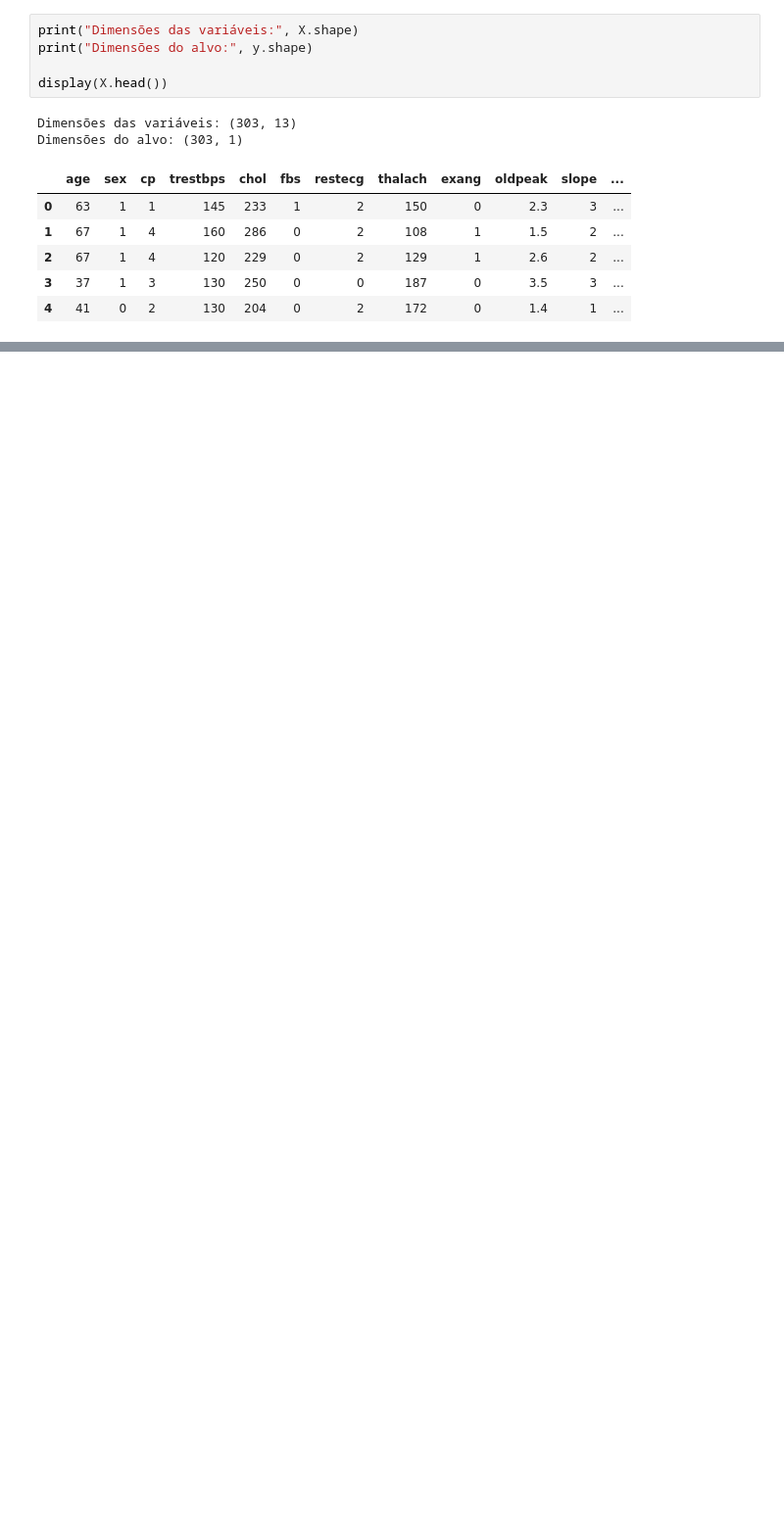
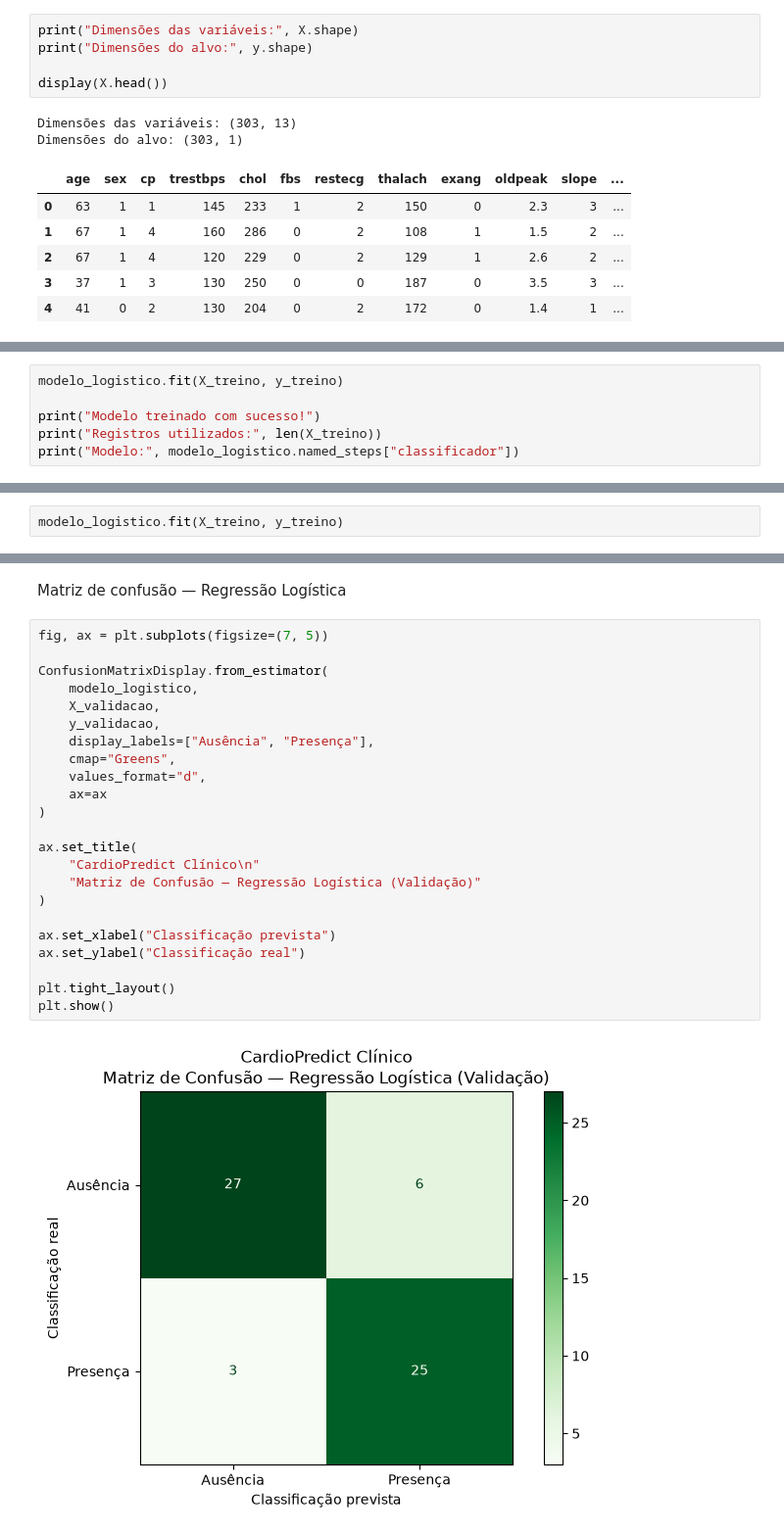
Before and after one commit to MarcioPaiano/CardioPredict-AI, a Jupyter notebook: notebooks/01_analise_exploratoria.ipynb, the cells around one changed output, grey strips where cells are left out. Shown at 98% size. Drawn from its saved outputs; the diff is of its cells as text; blank space fills up the shorter version.

Commit message:
implementa treinamento reproduzivel e avaliacao do modelo

```diff
--- a/notebooks/01_analise_exploratoria.ipynb
+++ b/notebooks/01_analise_exploratoria.ipynb
@@ -29,0 +534,6 @@ Dimensões do alvo: (303, 1)
+# %%
+modelo_logistico.fit(X_treino, y_treino)
+
+print("Modelo treinado com sucesso!")
+print("Registros utilizados:", len(X_treino))
+print("Modelo:", modelo_logistico.named_steps["classificador"])
@@ -29,0 +544,2 @@ Dimensões do alvo: (303, 1)
+# %%
+modelo_logistico.fit(X_treino, y_treino)
@@ -29,0 +639,27 @@ Dimensões do alvo: (303, 1)
+# %% [markdown]
+Matriz de confusão — Regressão Logística
+# %%
+fig, ax = plt.subplots(figsize=(7, 5))
+
+ConfusionMatrixDisplay.from_estimator(
+    modelo_logistico,
+    X_validacao,
+    y_validacao,
+    display_labels=["Ausência", "Presença"],
+    cmap="Greens",
+    values_format="d",
+    ax=ax
+)
+
+ax.set_title(
+    "CardioPredict Clínico\n"
+    "Matriz de Confusão — Regressão Logística (Validação)"
+)
+
+ax.set_xlabel("Classificação prevista")
+ax.set_ylabel("Classificação real")
+
+plt.tight_layout()
+plt.show()
+# %% [output]
+[figure, added]
```
Also changed, not shown: parts of 49 cells of this notebook, 4 other files.
